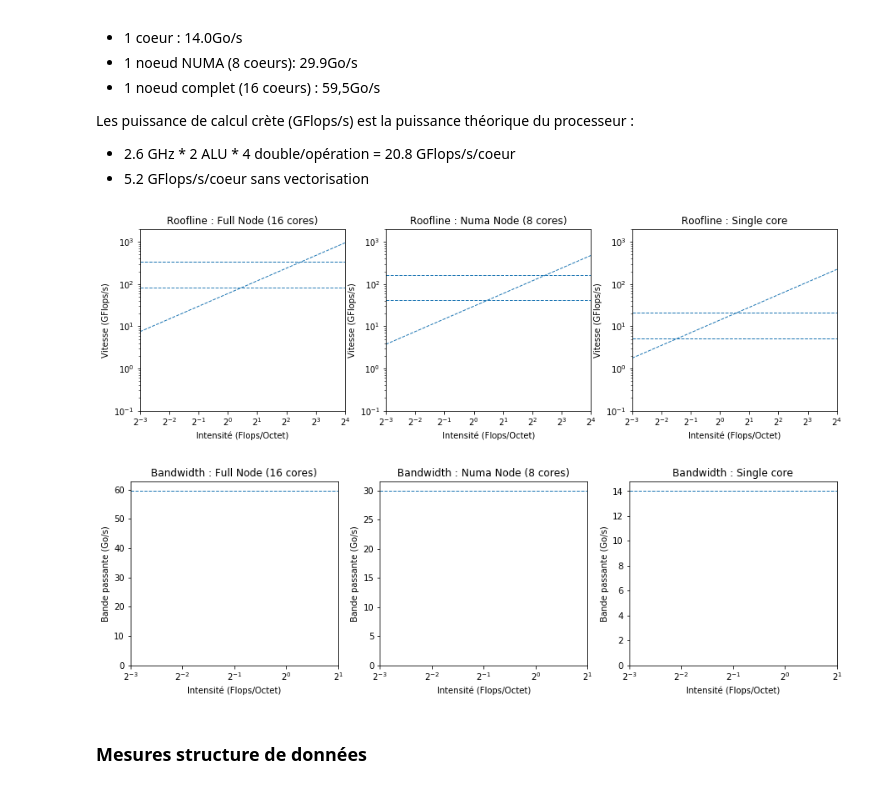
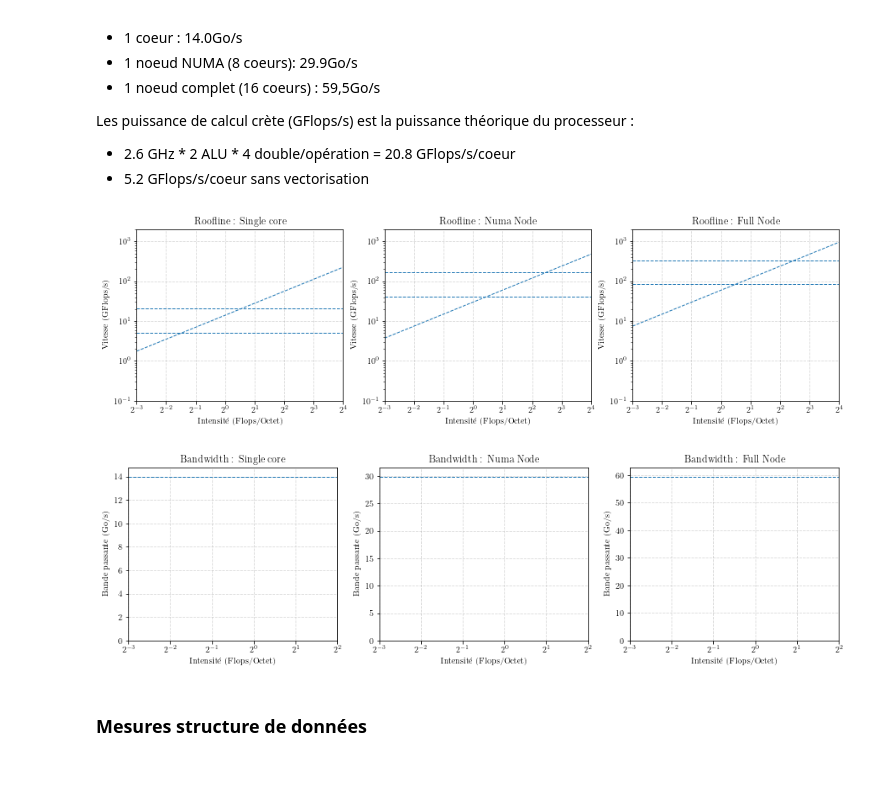
Before and after one commit to arnodu/adurocher-doc, a Jupyter notebook: jupyter/bench_mesh/bench_mesh.ipynb, the cells around one changed output. Drawn from its saved outputs; the diff is of its cells as text; code cells hidden in the pictures.

```diff
--- a/jupyter/bench_mesh/bench_mesh.ipynb
+++ b/jupyter/bench_mesh/bench_mesh.ipynb
@@ -1,8 +1,17 @@
-# %%
-import numpy as np
-import matplotlib.pyplot as plt
-import re
-plt.rcParams["figure.figsize"] = (15,4)
+# %%
+import matplotlib.pyplot as plt
+textwidth = 15
+figheight = 0.25*textwidth
+plt.rcParams["figure.figsize"] = (0.66*textwidth,figheight)
+plt.rcParams['text.latex.unicode']=True
+plt.rc('text', usetex=True)
+plt.rc('font', family='serif')
+plt.rc('grid', linestyle="--")
+plt.rc('grid', alpha="0.5")
+plt.rc('axes', grid=True)
+
+import numpy as np
+import re
 # %% [markdown]
 # Benchmarks structure de données
 ## Conditions
@@ -74,9 +97,11 @@ Les puissance de calcul crète (GFlops/s) est la puissance théorique du process
 * 2.6 GHz \* 2 ALU * 4 double/opération = 20.8 GFlops/s/coeur
 * 5.2 GFlops/s/coeur sans vectorisation
 # %%
-titles_threads = { 16:"Full Node (16 cores)", 8:"Numa Node (8 cores)", 1:"Single core" }
-bandwidth = { 16:59.5, 8:29.9, 1:14.0 }
-peak = { 16:332.8, 8:166.4, 1:20.8 }
+nb_threads=list_threads
+
+titles_threads = {nb_threads[0]:"Single core", nb_threads[1]:"Numa Node", nb_threads[2]:"Full Node"}
+bandwidth = { nb_threads[0]:14.0, nb_threads[1]:29.9, nb_threads[2]:59.5}
+peak = { nb_threads[0]:20.8, nb_threads[1]:166.4, nb_threads[2]:332.8}
 
 
 def plot_roofline(threads):
@@ -88,36 +113,38 @@ def plot_roofline(threads):
     plt.ylabel( "Vitesse (GFlops/s)" )
     plt.xscale('log',basex=2)
     plt.yscale('log')
     plt.ylim([0.1,2000])
     plt.xlim(Is)
 
 i=1
+plt.figure(figsize=(textwidth,figheight))
 for threads in titles_threads.keys():
     plt.subplot(1, 3, i).title.set_text("Roofline : " + titles_threads[threads])
     plot_roofline(threads)
     i=i+1
 
 plt.show()
 
 def plot_bandwidth(threads):
     plt.axhline(y=bandwidth[threads], linestyle='dashed', linewidth=1)
     plt.xlabel( "Intensité (Flops/Octet)" )
     plt.ylabel( "Bande passante (Go/s)" )
     plt.xscale('log',basex=2)
     #plt.yscale('log')
     plt.ylim(0)
-    Is = np.array([1./8,2])
+    Is = np.array([1./8,4])
     plt.xlim(Is)
 i=1
+plt.figure(figsize=(textwidth,figheight))
 for threads in titles_threads.keys():
     plt.subplot(1, 3, i).title.set_text("Bandwidth : " + titles_threads[threads])
     plot_bandwidth(threads)
     i=i+1
 
 plt.show()
 # %% [output]
-[figure, old version]
+[figure, new version]
-[figure, old version]
+[figure, new version]
 # %% [markdown]
 ### Mesures structure de données
 # %% [markdown]
```
Also changed, not shown: parts of 13 cells of this notebook, 1 other file.
